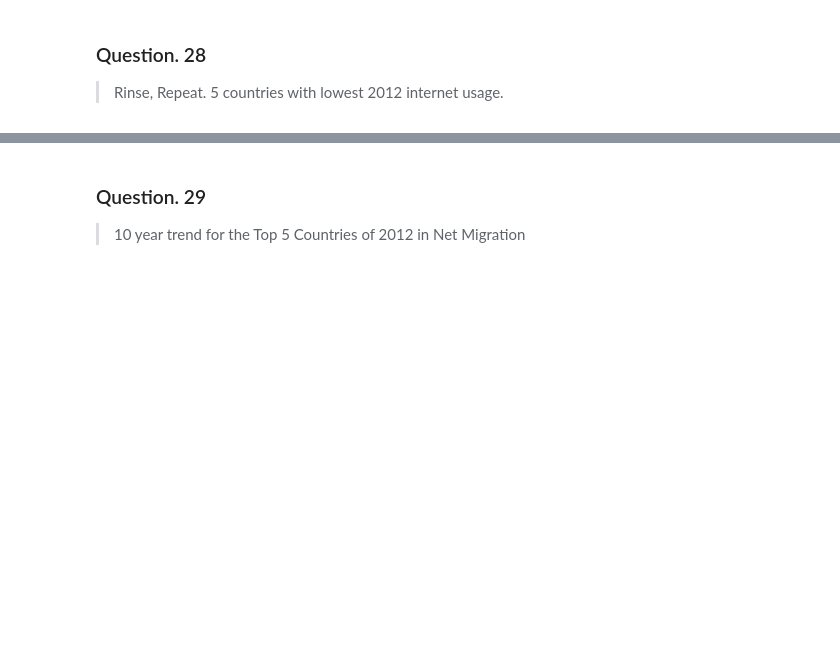
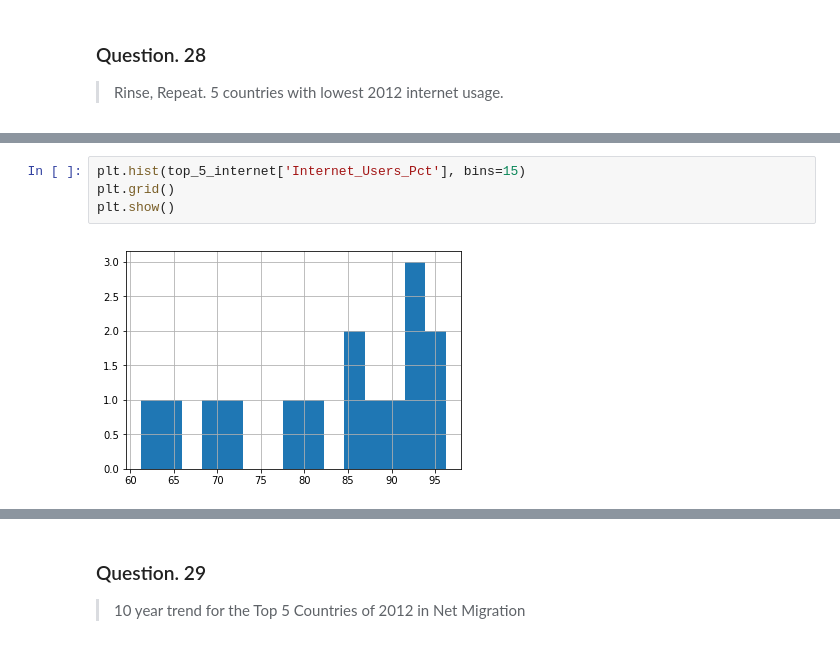
Before and after one commit to DataScienceBS/data-question-1-DataScienceBS, a Jupyter notebook: DS_Q1_attempt3.ipynb, the cells around one changed output, grey strips where cells are left out. Cells and saved outputs as stored; diff of their text form; blank space fills up the shorter version.

```diff
--- a/DS_Q1_attempt3.ipynb
+++ b/DS_Q1_attempt3.ipynb
@@ -410,0 +424,6 @@ plt.show()
+# %%
+plt.hist(top_5_internet['Internet_Users_Pct'], bins=15)
+plt.grid()
+plt.show()
+# %% [output]
+[figure, added]
```
Also changed, not shown: parts of 15 cells of this notebook.
